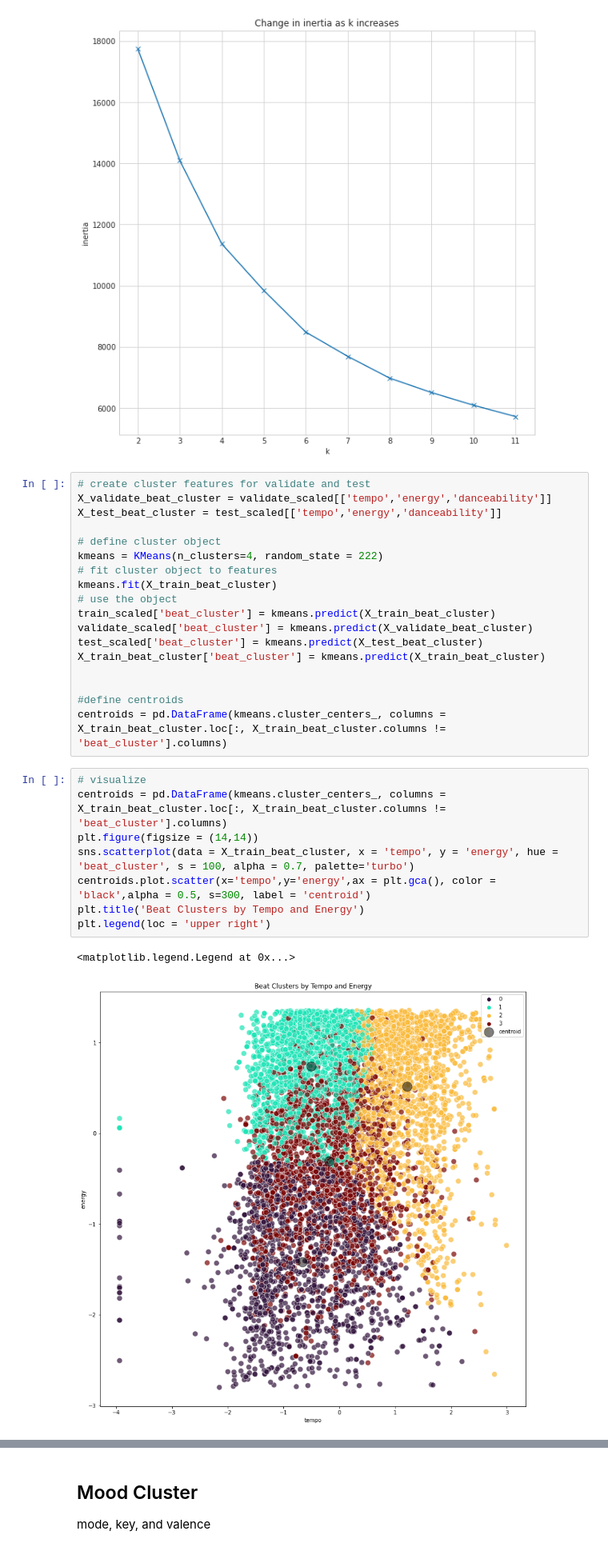
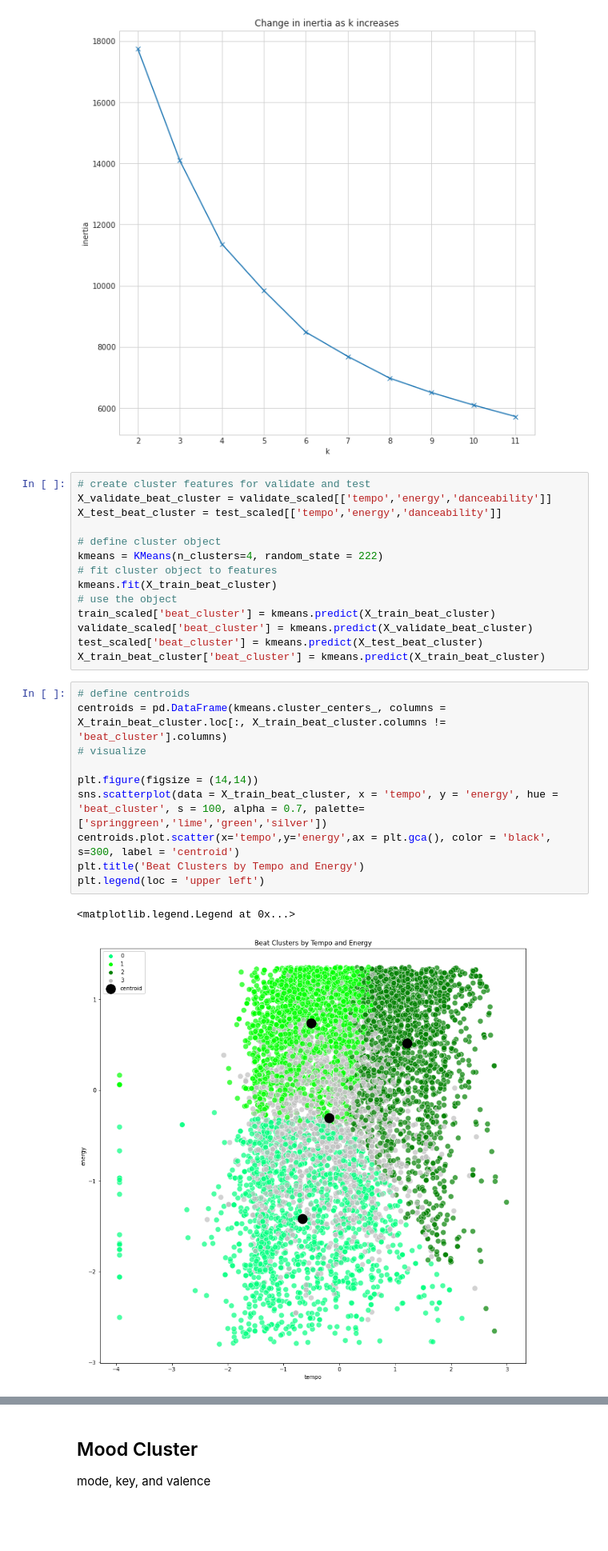
Before and after one commit to wheelerjoshua/spotify_classification_project, a Jupyter notebook: explore_notebook.ipynb, the cells around one changed output, grey strips where cells are left out. Shown at 80% size. Saved outputs shown, nothing was run; the diff lists cells and outputs as text; blank space fills up the shorter version.

```diff
--- a/explore_notebook.ipynb
+++ b/explore_notebook.ipynb
@@ -154,18 +188,16 @@ train_scaled['beat_cluster'] = kmeans.predict(X_train_beat_cluster)
 validate_scaled['beat_cluster'] = kmeans.predict(X_validate_beat_cluster)
 test_scaled['beat_cluster'] = kmeans.predict(X_test_beat_cluster)
 X_train_beat_cluster['beat_cluster'] = kmeans.predict(X_train_beat_cluster)
-
-
-#define centroids
-centroids = pd.DataFrame(kmeans.cluster_centers_, columns = X_train_beat_cluster.loc[:, X_train_beat_cluster.columns != 'beat_cluster'].columns)
 # %%
+# define centroids
+centroids = pd.DataFrame(kmeans.cluster_centers_, columns = X_train_beat_cluster.loc[:, X_train_beat_cluster.columns != 'beat_cluster'].columns)
 # visualize
-centroids = pd.DataFrame(kmeans.cluster_centers_, columns = X_train_beat_cluster.loc[:, X_train_beat_cluster.columns != 'beat_cluster'].columns)
+
 plt.figure(figsize = (14,14))
-sns.scatterplot(data = X_train_beat_cluster, x = 'tempo', y = 'energy', hue = 'beat_cluster', s = 100, alpha = 0.7, palette='turbo')
-centroids.plot.scatter(x='tempo',y='energy',ax = plt.gca(), color = 'black',alpha = 0.5, s=300, label = 'centroid')
+sns.scatterplot(data = X_train_beat_cluster, x = 'tempo', y = 'energy', hue = 'beat_cluster', s = 100, alpha = 0.7, palette=['springgreen','lime','green','silver'])
+centroids.plot.scatter(x='tempo',y='energy',ax = plt.gca(), color = 'black', s=300, label = 'centroid')
 plt.title('Beat Clusters by Tempo and Energy')
-plt.legend(loc = 'upper right')
+plt.legend(loc = 'upper left')
 # %% [output]
 <matplotlib.legend.Legend at 0x...>
-[figure, old version]
+[figure, new version]
```
Also changed, not shown: parts of 10 cells of this notebook, 2 other files.
